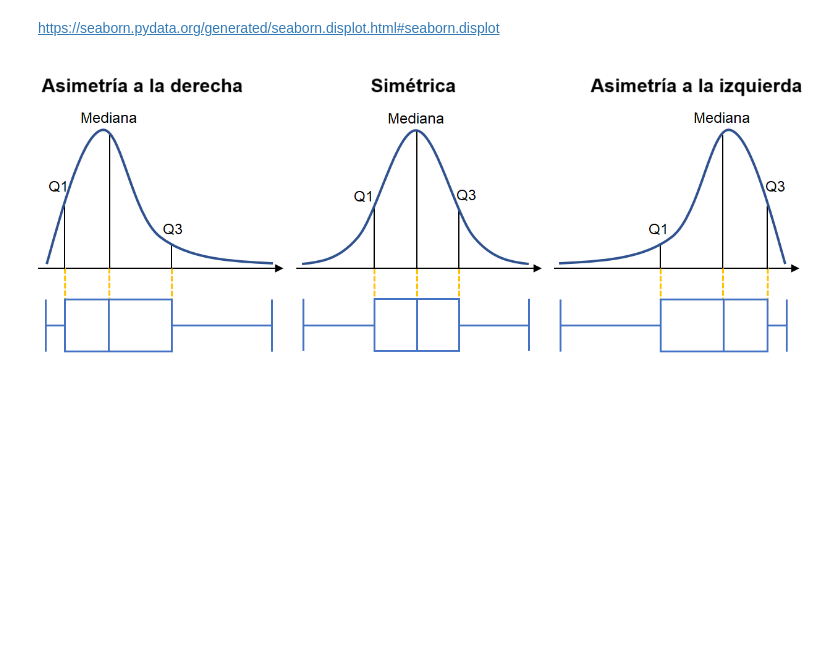
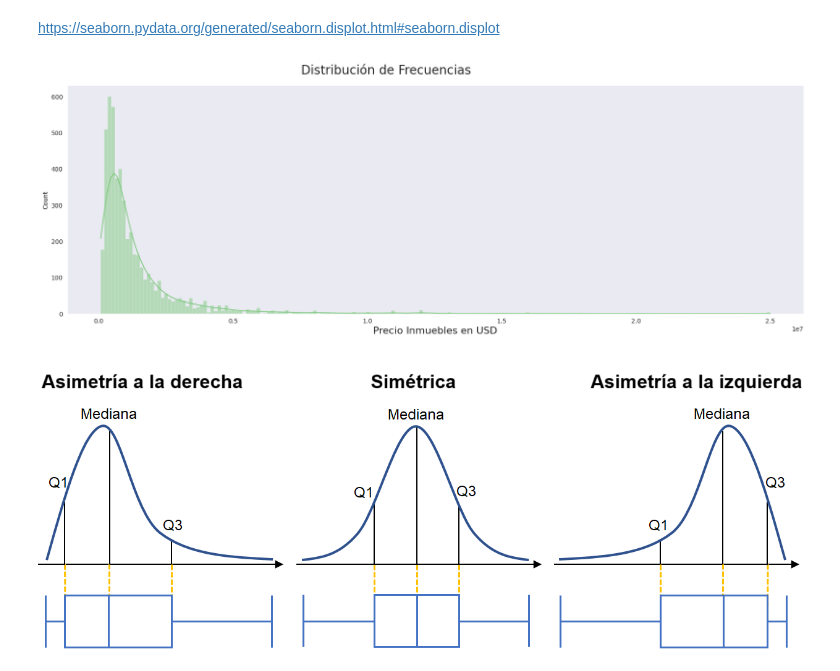
Before and after one commit to alejagamez26/DS, a Jupyter notebook: 2212_Regresion_lineal.ipynb, the cells around one changed output. Drawn from its saved outputs; the diff is of its cells as text; code cells hidden in the pictures; blank space fills up the shorter version.

```diff
--- a/2212_Regresion_lineal.ipynb
+++ b/2212_Regresion_lineal.ipynb
@@ -69,6 +128,14 @@ https://seaborn.pydata.org/generated/seaborn.boxplot.html?highlight=boxplot#seab
 ## Distribución de frecuencias de la variable *dependiente* (y)
 # %% [markdown]
 https://seaborn.pydata.org/generated/seaborn.displot.html#seaborn.displot
+# %%
+ax = sns.displot(datos["Valor"], kde = True)
+ax.figure.set_size_inches(20,6)
+ax.fig.suptitle("Distribución de Frecuencias", fontsize = 20, y = 1.05)
+ax.set_xlabels("Precio Inmuebles en USD", fontsize = 16)
+ax;
+# %% [output]
+[figure, added]
 # %% [markdown]
 ![Box-Plot II.png](embedded-picture-1)
 # %% [markdown]
```
Also changed, not shown: parts of 52 cells of this notebook.
